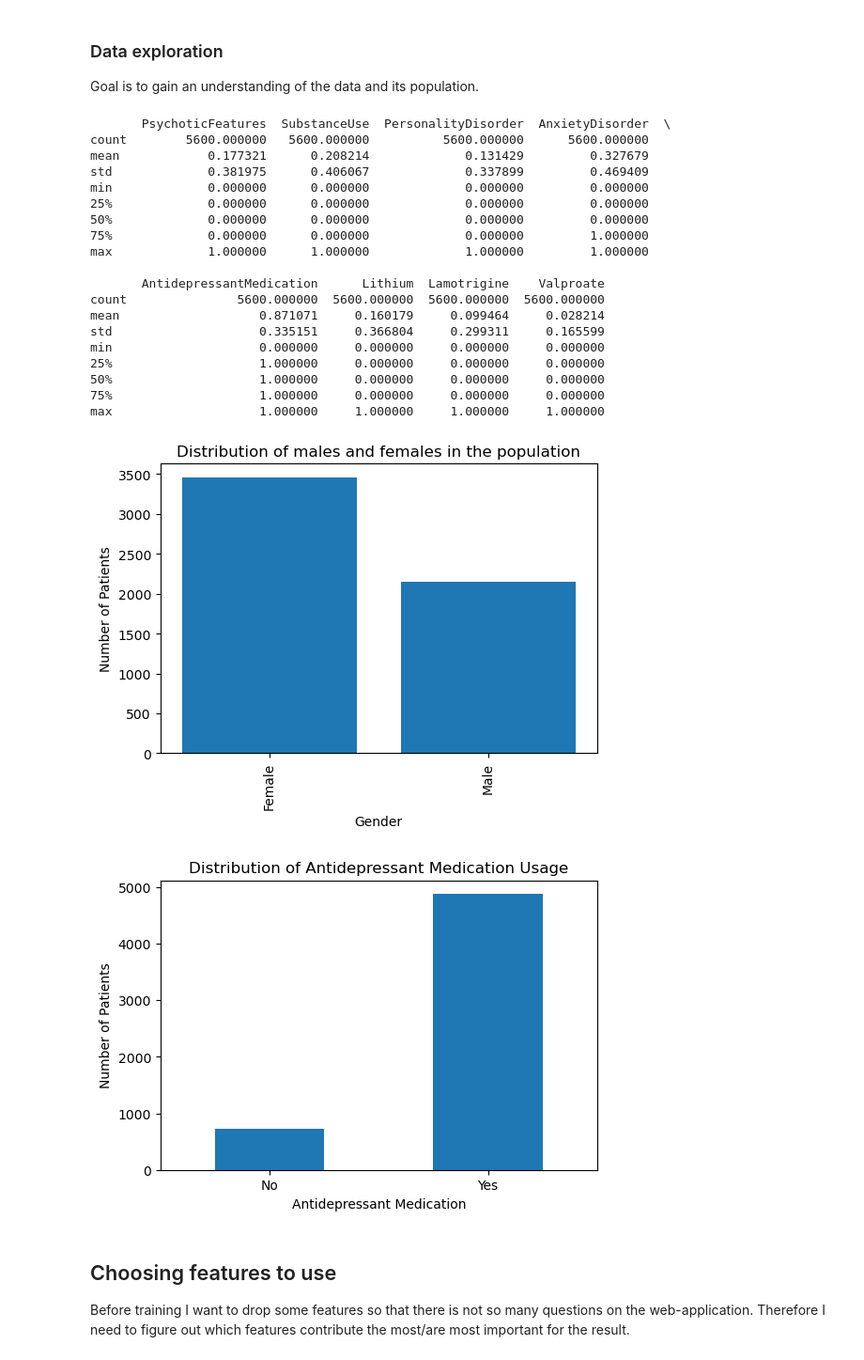
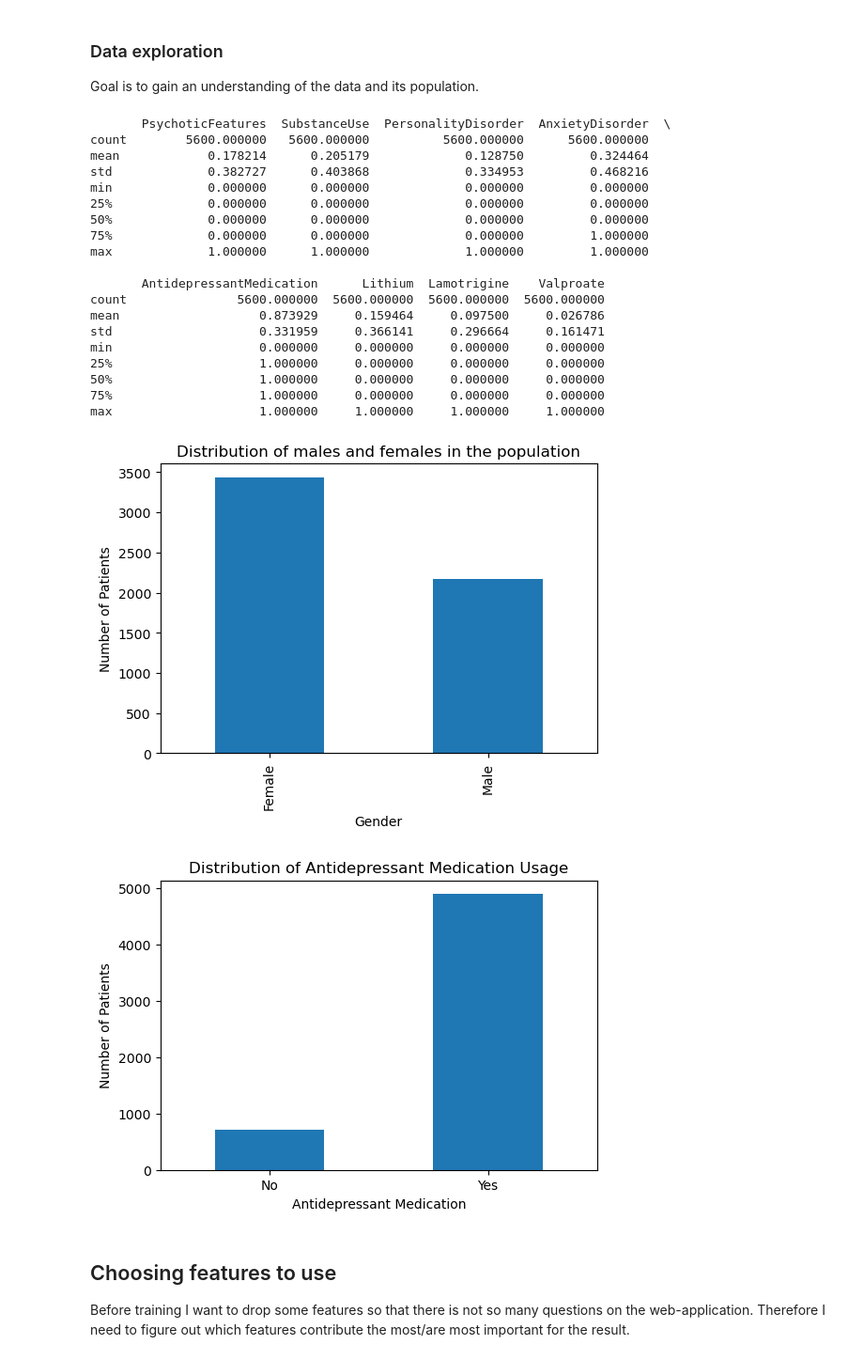
Before and after one commit to sofie-aa/Master-Thesis, a Jupyter notebook: Code/data_processing.ipynb, the cells around one changed output. Shown at 94% size. Cells and saved outputs as stored; diff of their text form; code cells hidden in the pictures.

```diff
--- a/Code/data_processing.ipynb
+++ b/Code/data_processing.ipynb
@@ -51,11 +51,11 @@ X = data.drop('Remission', axis=1)
 y = data['Remission']
 
 # Split into training ,validating and testing sets
-X_train, X_valtest, y_train, y_valtest = train_test_split(X, y, test_size=0.3, random_state=42)
+X_train, X_valtest, y_train, y_valtest = train_test_split(X, y, test_size=0.3 ,random_state=42, stratify=y)
 print(f"Training set size: {X_train.shape}, Testing set size: {X_valtest.shape}")
 
 # Further split validation and testing sets
-X_val, X_test, y_val, y_test = train_test_split(X_valtest, y_valtest, test_size=0.5, random_state=42)
+X_val, X_test, y_val, y_test = train_test_split(X_valtest, y_valtest, test_size=0.5, random_state=42, stratify=y_valtest)
 print(f"Validation set size: {X_val.shape}, Testing set size: {X_test.shape}")
 # %% [output]
 Training set size: (5600, 15), Testing set size: (2400, 15)
@@ -76,40 +76,39 @@ genderCounts.plot(kind='bar')
 plt.title('Distribution of males and females in the population')
 plt.xlabel('Gender')
 plt.ylabel('Number of Patients')
-plt.bar(['Male', 'Female'], genderCounts)
 plt.show()
 
 # Antidepressant medication usage distribution
 med_counts = X_train["AntidepressantMedication"].map({0: "No", 1: "Yes"}).value_counts()
 med_counts = med_counts.reindex(["No", "Yes"])
 plt.figure(figsize=(6,4))
 med_counts.plot(kind="bar")
 plt.title("Distribution of Antidepressant Medication Usage")
 plt.xlabel("Antidepressant Medication")
 plt.ylabel("Number of Patients")
 plt.xticks(rotation=0)
 plt.show()
 # %% [output]
        PsychoticFeatures  SubstanceUse  PersonalityDisorder  AnxietyDisorder  \
 count        5600.000000   5600.000000          5600.000000      5600.000000
-mean            0.177321      0.208214             0.131429         0.327679
-std             0.381975      0.406067             0.337899         0.469409
+mean            0.178214      0.205179             0.128750         0.324464
+std             0.382727      0.403868             0.334953         0.468216
 min             0.000000      0.000000             0.000000         0.000000
 25%             0.000000      0.000000             0.000000         0.000000
 50%             0.000000      0.000000             0.000000         0.000000
 75%             0.000000      0.000000             0.000000         1.000000
 max             1.000000      1.000000             1.000000         1.000000
 
        AntidepressantMedication      Lithium  Lamotrigine    Valproate
 count               5600.000000  5600.000000  5600.000000  5600.000000
-mean                   0.871071     0.160179     0.099464     0.028214
-std                    0.335151     0.366804     0.299311     0.165599
+mean                   0.873929     0.159464     0.097500     0.026786
+std                    0.331959     0.366141     0.296664     0.161471
 min                    0.000000     0.000000     0.000000     0.000000
 25%                    1.000000     0.000000     0.000000     0.000000
 50%                    1.000000     0.000000     0.000000     0.000000
 75%                    1.000000     0.000000     0.000000     0.000000
 max                    1.000000     1.000000     1.000000     1.000000
-[figure, old version]
+[figure, new version]
 [figure]
 # %% [markdown]
 ## Choosing features to use
```
Also changed, not shown: parts of 11 cells of this notebook, 6 other files.
